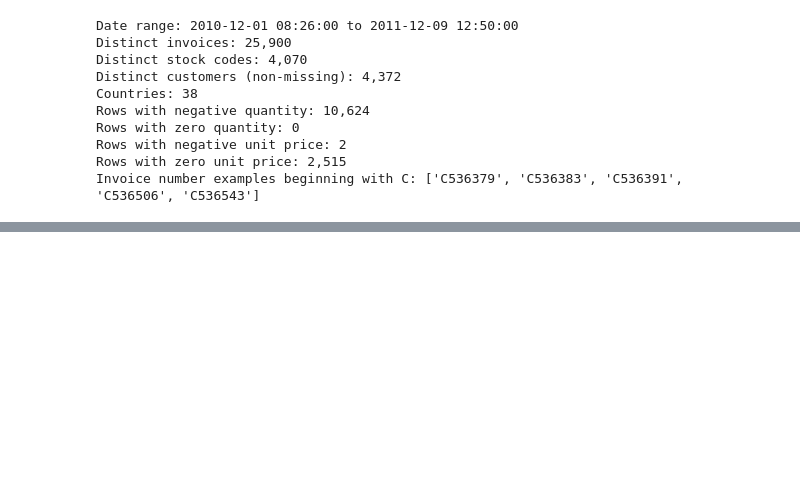
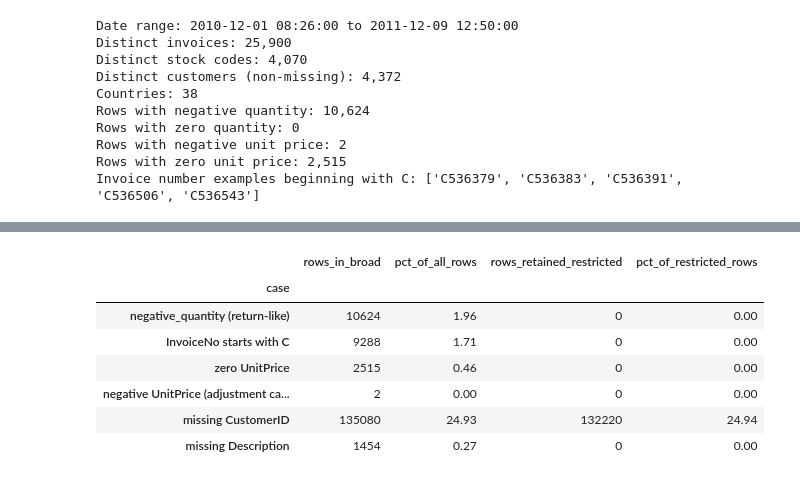
Before and after one commit to Omar-BenAmara/pricing-demand-analysis, a Jupyter notebook: notebooks/01_data_understanding.ipynb, the cells around one changed output, grey strips where cells are left out. Saved outputs shown, nothing was run; the diff lists cells and outputs as text; code cells hidden in the pictures; blank space fills up the shorter version.

Commit message:
docs: finalize data understanding investigation

```diff
--- a/notebooks/01_data_understanding.ipynb
+++ b/notebooks/01_data_understanding.ipynb
@@ -103,0 +502,83 @@ These values are observations, not cleaning decisions: retain the raw data and e
+# %%
+# Compare candidate populations without changing or filtering the source dataframe.
+restricted_mask = retail["Quantity"].gt(0) & retail["UnitPrice"].gt(0)
+population_masks = {
+    "broad_all_records": pd.Series(True, index=retail.index),
+    "restricted_positive_quantity_positive_price": restricted_mask,
+}
+line_value = retail["Quantity"] * retail["UnitPrice"]
+
+population_rows = []
+for population_name, mask in population_masks.items():
+    rows = retail.loc[mask]
+    population_rows.append(
+        {
+            "population": population_name,
+            "rows": len(rows),
+            "pct_of_all_rows": len(rows) / len(retail) * 100,
+            "distinct_invoices": rows["InvoiceNo"].nunique(),
+            "distinct_products": rows["StockCode"].nunique(),
+            "signed_quantity": rows["Quantity"].sum(),
+            "quantity_times_unit_price": line_value.loc[mask].sum(),
+        }
+    )
+population_summary = pd.DataFrame(population_rows).set_index("population")
+print("Candidate population comparison (line value is Quantity × UnitPrice, not verified revenue):")
+display(population_summary.round(2))
+
+# These case flags intentionally overlap; their counts should not be summed.
+case_masks = {
+    "negative_quantity (return-like)": retail["Quantity"].lt(0),
+    "InvoiceNo starts with C": retail["InvoiceNo"].astype("string").str.startswith("C", na=False),
+    "zero UnitPrice": retail["UnitPrice"].eq(0),
+    "negative UnitPrice (adjustment candidate)": retail["UnitPrice"].lt(0),
+    "missing CustomerID": retail["CustomerID"].isna(),
+    "missing Description": retail["Description"].isna(),
+}
+case_rows = []
+for case_name, case_mask in case_masks.items():
+    retained_restricted = int((case_mask & restricted_mask).sum())
+    case_rows.append(
+        {
+            "case": case_name,
+            "rows_in_broad": int(case_mask.sum()),
+            "pct_of_all_rows": case_mask.mean() * 100,
+            "rows_retained_restricted": retained_restricted,
+            "pct_of_restricted_rows": retained_restricted / restricted_mask.sum() * 100,
+        }
+    )
+case_summary = pd.DataFrame(case_rows).set_index("case")
+print("\nImportant case flags (overlap is expected; broad retains all rows):")
+display(case_summary.round(2))
+
+# Exclusive descriptive labels use precedence only to make the class totals add up.
+# The flags above preserve overlapping facts such as a zero-price return.
+line_class = pd.Series("other", index=retail.index, dtype="string")
+line_class.loc[retail["Quantity"].gt(0) & retail["UnitPrice"].gt(0)] = "sales_like"
+line_class.loc[retail["Quantity"].lt(0)] = "return_like"
+line_class.loc[retail["UnitPrice"].eq(0)] = "zero_price"
+line_class.loc[retail["UnitPrice"].lt(0)] = "accounting_adjustment_candidate"
+class_summary = pd.DataFrame(
+    {
+        "rows": line_class.value_counts(),
+        "pct_of_all_rows": line_class.value_counts(normalize=True).mul(100),
+        "signed_quantity": retail.groupby(line_class)["Quantity"].sum(),
+        "quantity_times_unit_price": line_value.groupby(line_class).sum(),
+    }
+).fillna(0).sort_values("rows", ascending=False)
+print("\nMutually exclusive descriptive classes (precedence: negative price, zero price, negative quantity, positive-positive):")
+display(class_summary.round(2))
+
+example_columns = ["InvoiceNo", "InvoiceDate", "StockCode", "Description", "Quantity", "UnitPrice", "CustomerID"]
+example_masks = {
+    "C-prefixed return-like rows": case_masks["InvoiceNo starts with C"],
+    "zero-price rows": case_masks["zero UnitPrice"],
+    "negative-price adjustment candidates": case_masks["negative UnitPrice (adjustment candidate)"],
+    "restricted rows with missing CustomerID": restricted_mask & retail["CustomerID"].isna(),
+    "missing-description rows": retail["Description"].isna(),
+}
+print("\nRepresentative rows (examples only; not classifications for every case):")
+for example_name, example_mask in example_masks.items():
+    print(f"\n{example_name}")
+    display(retail.loc[example_mask, example_columns].head(2))
+# %% [output]
@@ -103,0 +591,8 @@ These values are observations, not cleaning decisions: retain the raw data and e
+|  | rows_in_broad | pct_of_all_rows | rows_retained_restricted | pct_of_restricted_rows |
+| case |  |  |  |  |
+| negative_quantity (return-like) | 10624 | 1.96 | 0 | 0.00 |
+| InvoiceNo starts with C | 9288 | 1.71 | 0 | 0.00 |
+| zero UnitPrice | 2515 | 0.46 | 0 | 0.00 |
+| negative UnitPrice (adjustment ca... | 2 | 0.00 | 0 | 0.00 |
+| missing CustomerID | 135080 | 24.93 | 132220 | 24.94 |
+| missing Description | 1454 | 0.27 | 0 | 0.00 |
```
Also changed, not shown: parts of 8 cells of this notebook.
